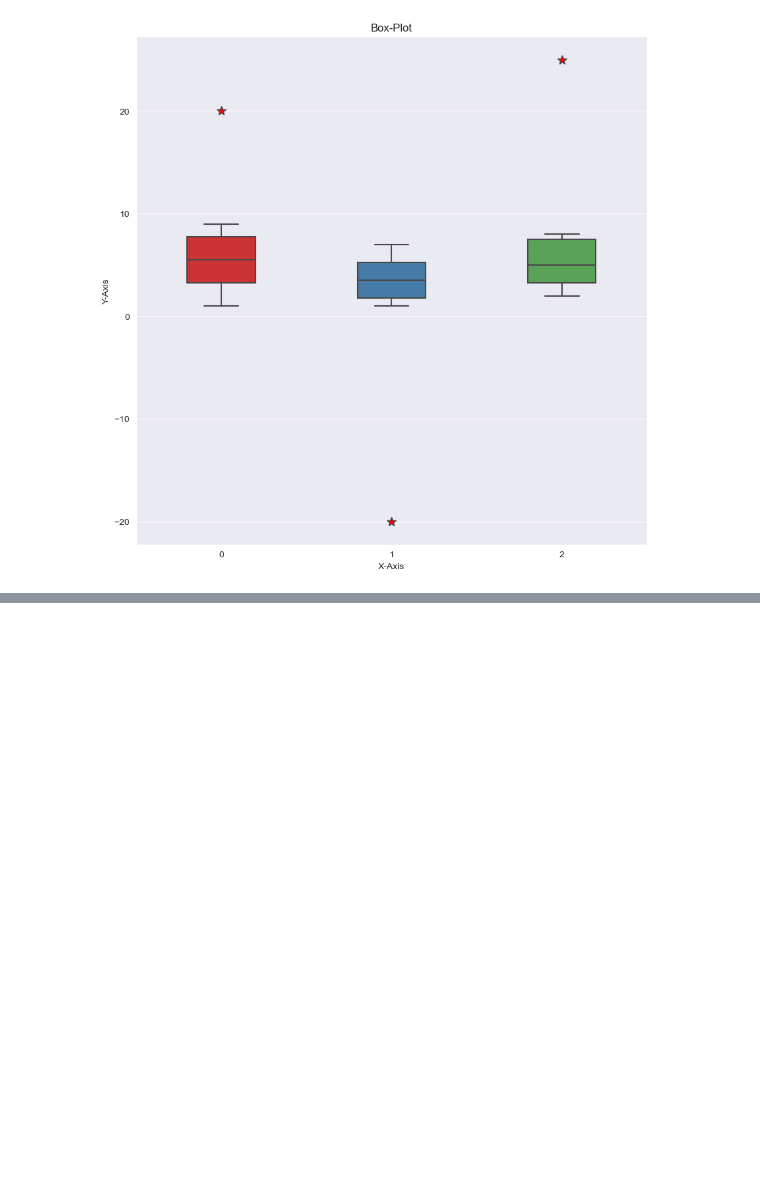
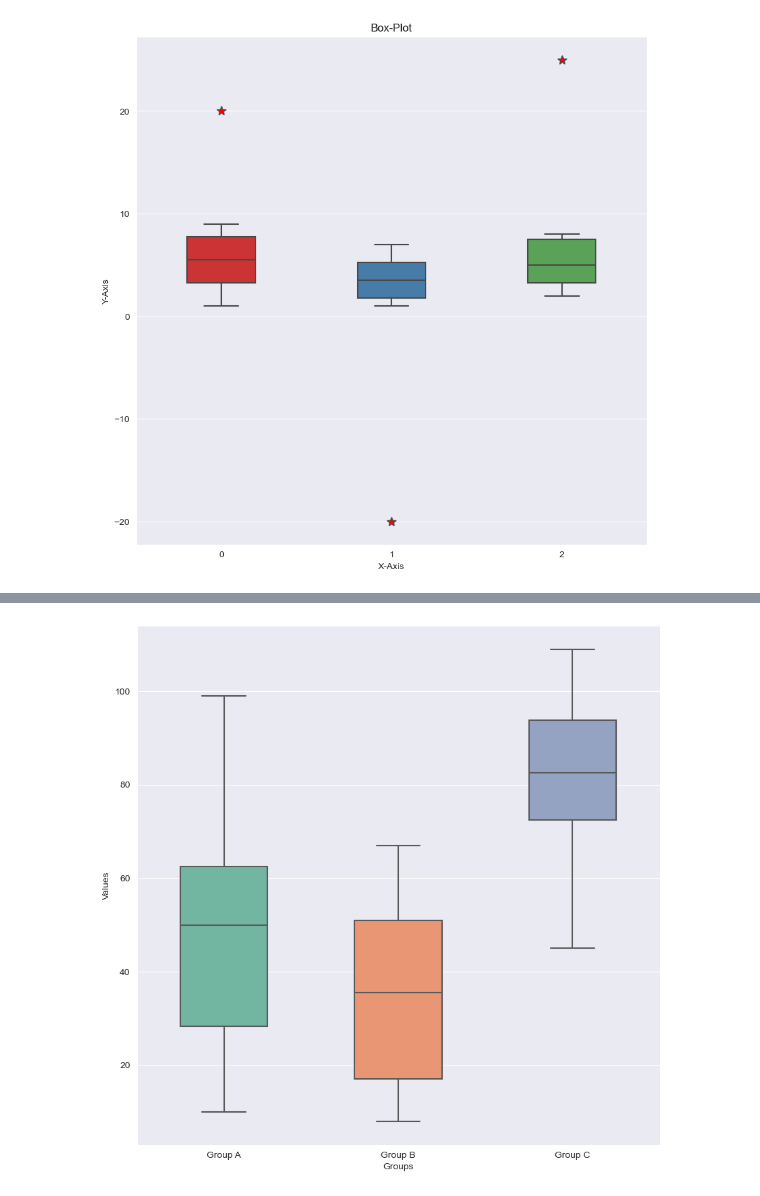
Before and after one commit to ashuka-aa/Learning_Data_Science, a Jupyter notebook: Data_Visualization/Other_Plots.ipynb, the cells around one changed output, grey strips where cells are left out. Cells and saved outputs as stored; diff of their text form; code cells hidden in the pictures; blank space fills up the shorter version.

```diff
--- a/Data_Visualization/Other_Plots.ipynb
+++ b/Data_Visualization/Other_Plots.ipynb
@@ -27,0 +91,19 @@ plt.show()
+# %%
+# using the dataframe in its wide format
+
+plt.figure(figsize = (10,10))
+
+sns.set_style('darkgrid')
+
+sns.boxplot(
+    data = df,
+    palette ='Set2',
+    width = 0.5,
+    linewidth = 1.5,
+    flierprops = {'marker' : 'o', 'markerfacecolor' : 'blue', 'markersize':10}
+)
+plt.xlabel('Groups')
+plt.ylabel('Values')
+plt.show()
+# %% [output]
+[figure, added]
```
Also changed, not shown: parts of 6 cells of this notebook.
